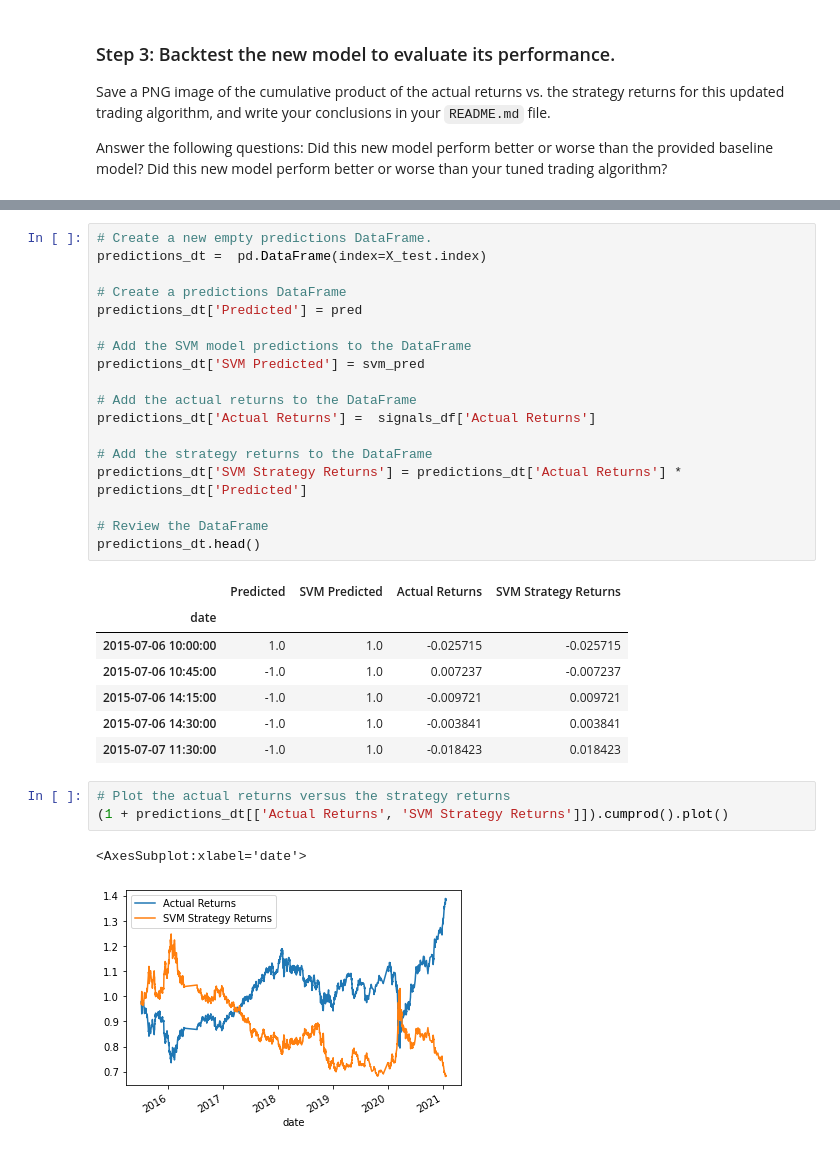
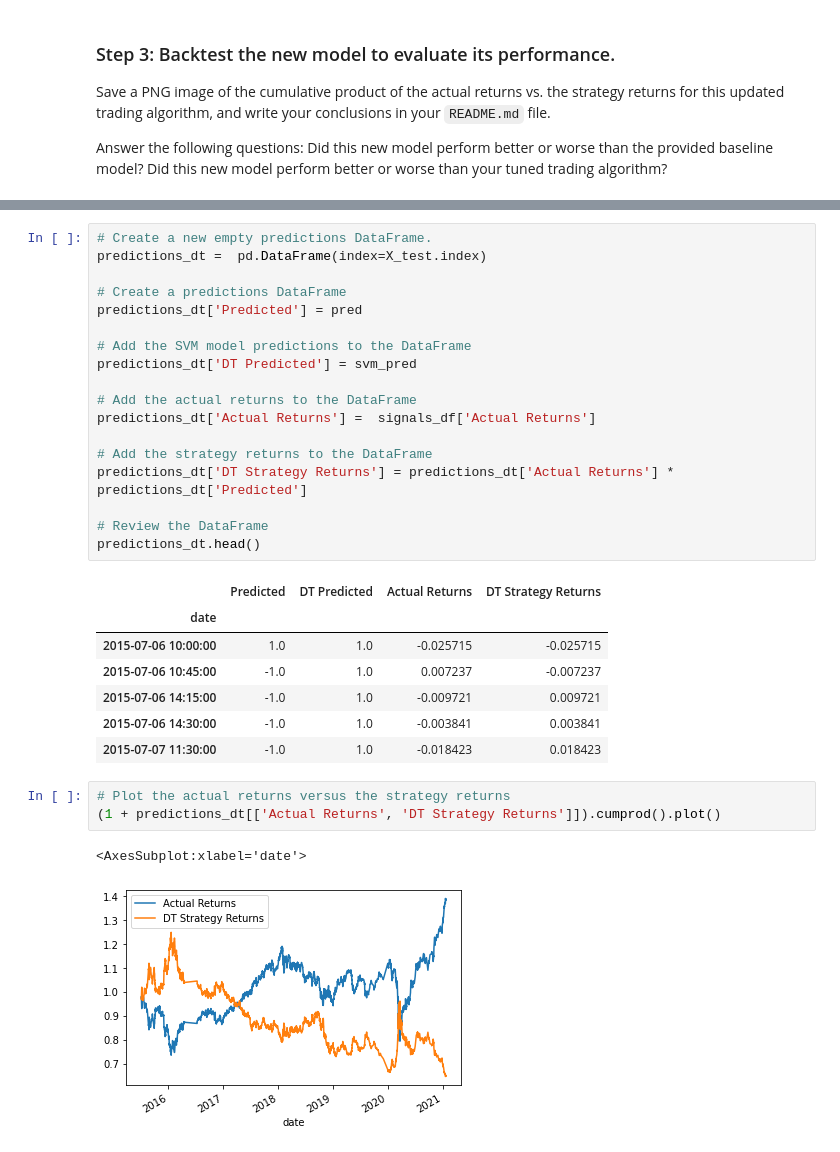
Before and after one commit to DigitalGoldRush/Module-14-Challenge, a Jupyter notebook: machine_learning_trading_bot.ipynb, the cells around one changed output, grey strips where cells are left out. Cells and saved outputs as stored; diff of their text form.

```diff
--- a/machine_learning_trading_bot.ipynb
+++ b/machine_learning_trading_bot.ipynb
@@ -469,18 +466,18 @@ predictions_dt =  pd.DataFrame(index=X_test.index)
 predictions_dt['Predicted'] = pred
 
 # Add the SVM model predictions to the DataFrame
-predictions_dt['SVM Predicted'] = svm_pred
+predictions_dt['DT Predicted'] = svm_pred
 
 # Add the actual returns to the DataFrame
 predictions_dt['Actual Returns'] =  signals_df['Actual Returns']
 
 # Add the strategy returns to the DataFrame
-predictions_dt['SVM Strategy Returns'] = predictions_dt['Actual Returns'] * predictions_dt['Predicted']
+predictions_dt['DT Strategy Returns'] = predictions_dt['Actual Returns'] * predictions_dt['Predicted']
 
 # Review the DataFrame
 predictions_dt.head()
 # %% [output]
-|  | Predicted | SVM Predicted | Actual Returns | SVM Strategy Returns |
+|  | Predicted | DT Predicted | Actual Returns | DT Strategy Returns |
 | date |  |  |  |  |
 | 2015-07-06 10:00:00 | 1.0 | 1.0 | -0.025715 | -0.025715 |
 | 2015-07-06 10:45:00 | -1.0 | 1.0 | 0.007237 | -0.007237 |
@@ -489,7 +486,7 @@ predictions_dt.head()
 | 2015-07-07 11:30:00 | -1.0 | 1.0 | -0.018423 | 0.018423 |
 # %%
 # Plot the actual returns versus the strategy returns
-(1 + predictions_dt[['Actual Returns', 'SVM Strategy Returns']]).cumprod().plot()
+(1 + predictions_dt[['Actual Returns', 'DT Strategy Returns']]).cumprod().plot()
 # %% [output]
 <AxesSubplot:xlabel='date'>
-[figure, old version]
+[figure, new version]
```
Also changed, not shown: parts of 14 cells of this notebook.
